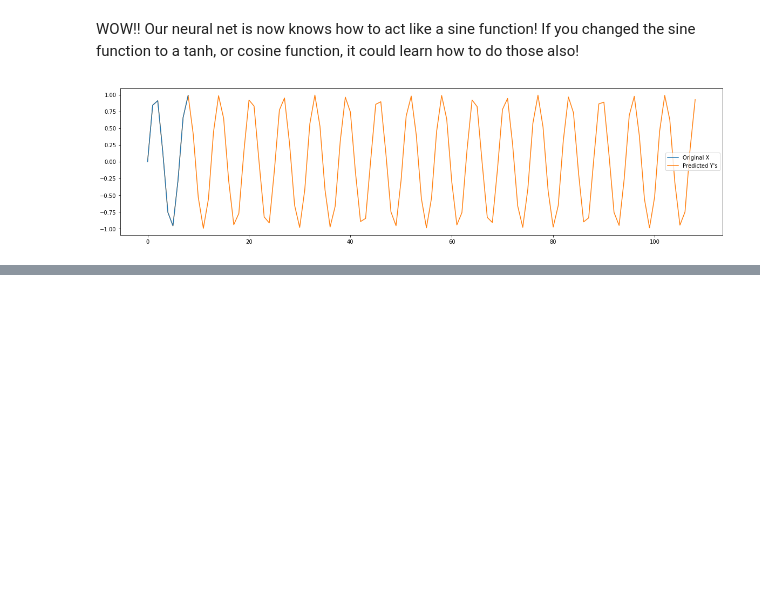
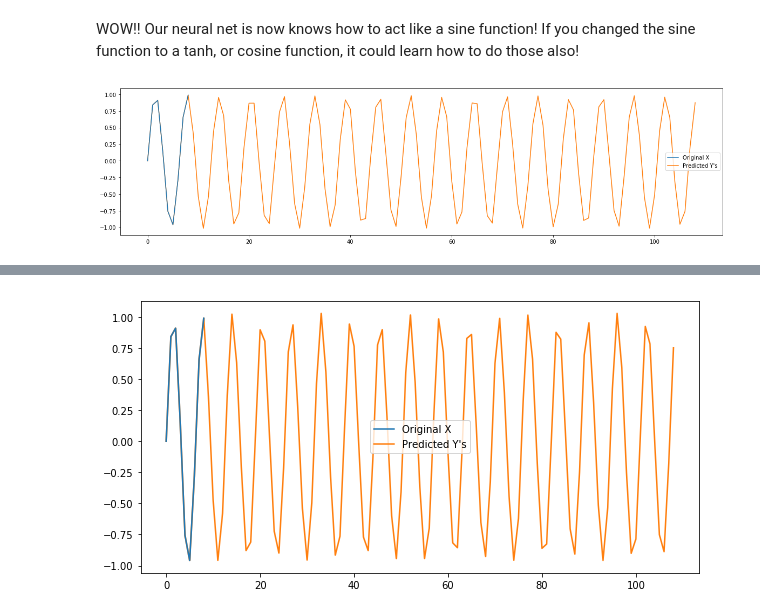
Before and after one commit to josiahls/PyTorchTensorflowForecastML, a Jupyter notebook: pytorch_tensorflow_forecast_ml/notebooks/pytorch_analysis.ipynb, the cells around one changed output, grey strips where cells are left out. Cells and saved outputs as stored; diff of their text form; code cells hidden in the pictures; blank space fills up the shorter version.

```diff
--- a/pytorch_tensorflow_forecast_ml/notebooks/pytorch_analysis.ipynb
+++ b/pytorch_tensorflow_forecast_ml/notebooks/pytorch_analysis.ipynb
@@ -242,0 +382,27 @@ tensor([[[-0.1403]]], grad_fn=<AddBackward0>)
+# %%
+def plot_generated_sequence(x, x_index, model, max_sequence_len, do_ion=False):
+    with torch.no_grad():
+        if do_ion:
+            display.clear_output(wait=True)
+            plt.gca().cla()
+
+        predicted_sequence = x[:, x_index]
+        plt.plot(predicted_sequence.numpy().copy(), label='Original X', zorder=2)  # Lets plot that single x
+        for i in range(max_sequence_len):
+            sequence_slice = predicted_sequence.unsqueeze(2)[-9:, :, :]
+            next_value = model(sequence_slice)[-1:]
+            predicted_sequence = torch.cat((predicted_sequence, next_value[:, 0, :]))
+        plt.plot(predicted_sequence.numpy().copy(), label='Predicted Y\'s', zorder=1)
+        plt.legend()
+
+        if not do_ion:
+            plt.show()
+        else:
+            plt.pause(0.01)
+
+# Finally, lets see how it progresses int he training function!
+fig = plt.figure()
+mpl.rcParams['figure.figsize'] = (10,5)
+plot_generated_sequence(model=trained_model, x=sequence_style_x, x_index=0, max_sequence_len=100)
+# %% [output]
+[figure, added]
```
Also changed, not shown: parts of 15 cells of this notebook, 1 other file.
